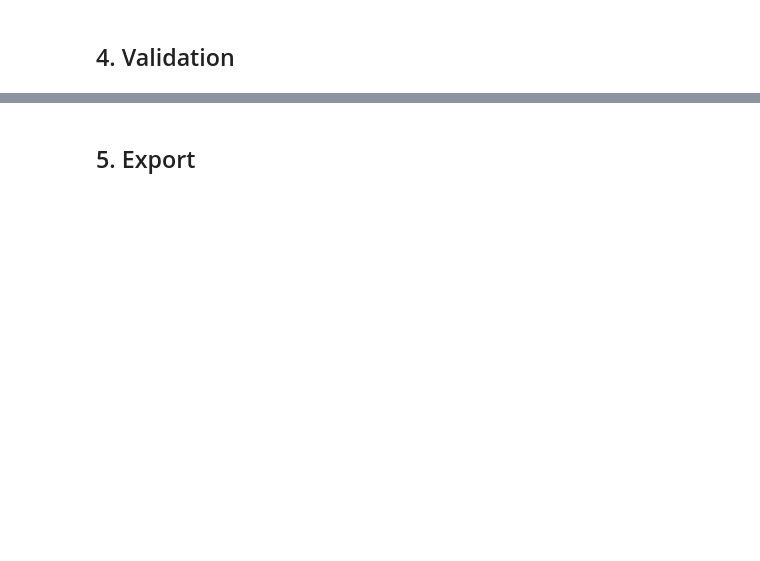
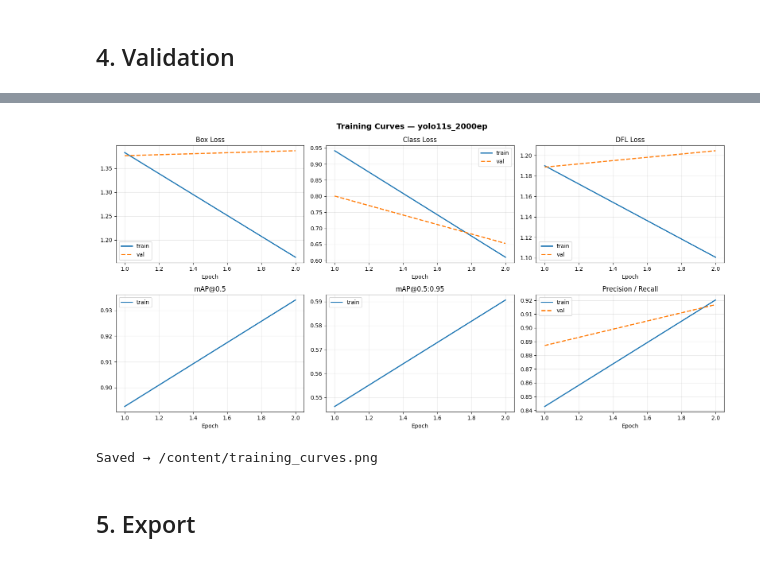
Before and after one commit to jonahchang207/IRIS-Progect, a Jupyter notebook: colab/IRIS_train.ipynb, the cells around one changed output, grey strips where cells are left out. Drawn from its saved outputs; the diff is of its cells as text; code cells hidden in the pictures; blank space fills up the shorter version.

```diff
--- a/colab/IRIS_train.ipynb
+++ b/colab/IRIS_train.ipynb
@@ -148,3 +370,43 @@ else:
+# %%
+
+# ── Training curves: loss & mAP over epochs ──────────────────────────────────
+import pandas as pd
+import matplotlib.pyplot as plt
+from pathlib import Path
+
+csv_path = Path(results.save_dir) / "results.csv"
+df = pd.read_csv(csv_path)
+df.columns = df.columns.str.strip()
+
+fig, axes = plt.subplots(2, 3, figsize=(16, 8))
+fig.suptitle(f"Training Curves — {RUN_NAME}", fontsize=14, fontweight='bold')
+
+pairs = [
+    ("train/box_loss",  "val/box_loss",  "Box Loss",       axes[0, 0]),
+    ("train/cls_loss",  "val/cls_loss",  "Class Loss",     axes[0, 1]),
+    ("train/dfl_loss",  "val/dfl_loss",  "DFL Loss",       axes[0, 2]),
+    ("metrics/mAP50(B)",      None,      "mAP@0.5",        axes[1, 0]),
+    ("metrics/mAP50-95(B)",   None,      "mAP@0.5:0.95",   axes[1, 1]),
+    ("metrics/precision(B)",  "metrics/recall(B)", "Precision / Recall", axes[1, 2]),
+]
+
+for train_col, val_col, title, ax in pairs:
+    if train_col in df.columns:
+        ax.plot(df["epoch"], df[train_col], label="train", linewidth=2)
+    if val_col and val_col in df.columns:
+        ax.plot(df["epoch"], df[val_col], label="val", linewidth=2, linestyle='--')
+    ax.set_title(title)
+    ax.set_xlabel("Epoch")
+    ax.legend()
+    ax.grid(True, alpha=0.3)
+
+plt.tight_layout()
+plt.savefig("/content/training_curves.png", dpi=150, bbox_inches='tight')
+plt.show()
+print("Saved → /content/training_curves.png")
+# %% [output]
+[figure, added]
+Saved → /content/training_curves.png
 # %% [markdown]
 ## 5. Export
 # %%
```
Also changed, not shown: parts of 15 cells of this notebook, 6 other files.
